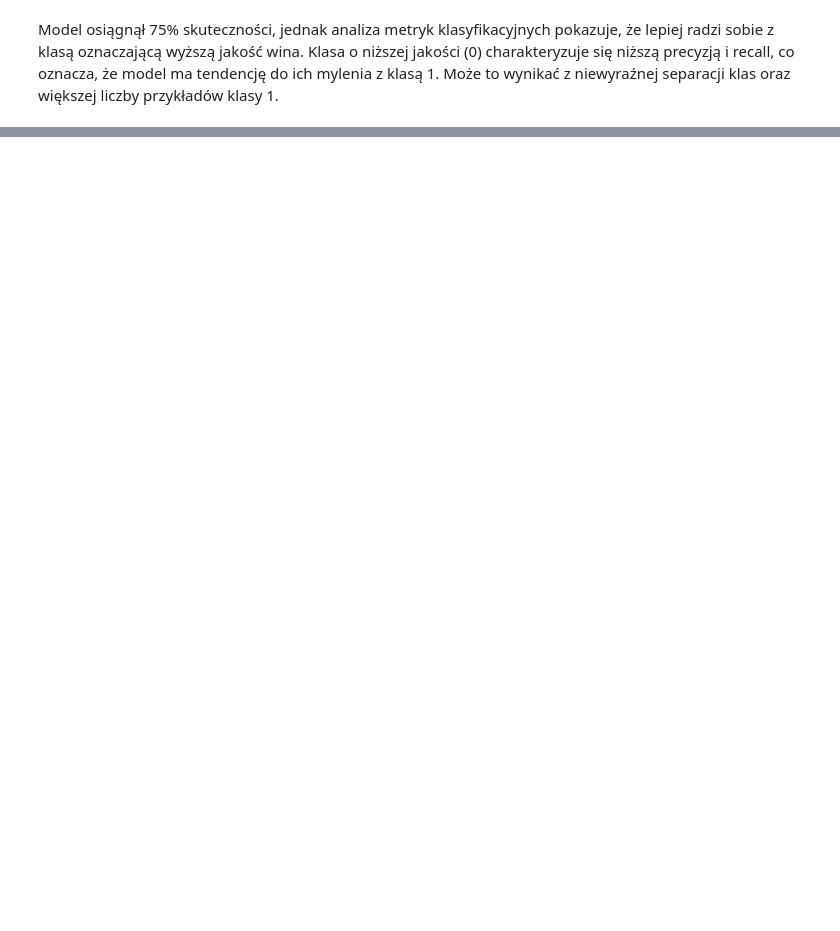
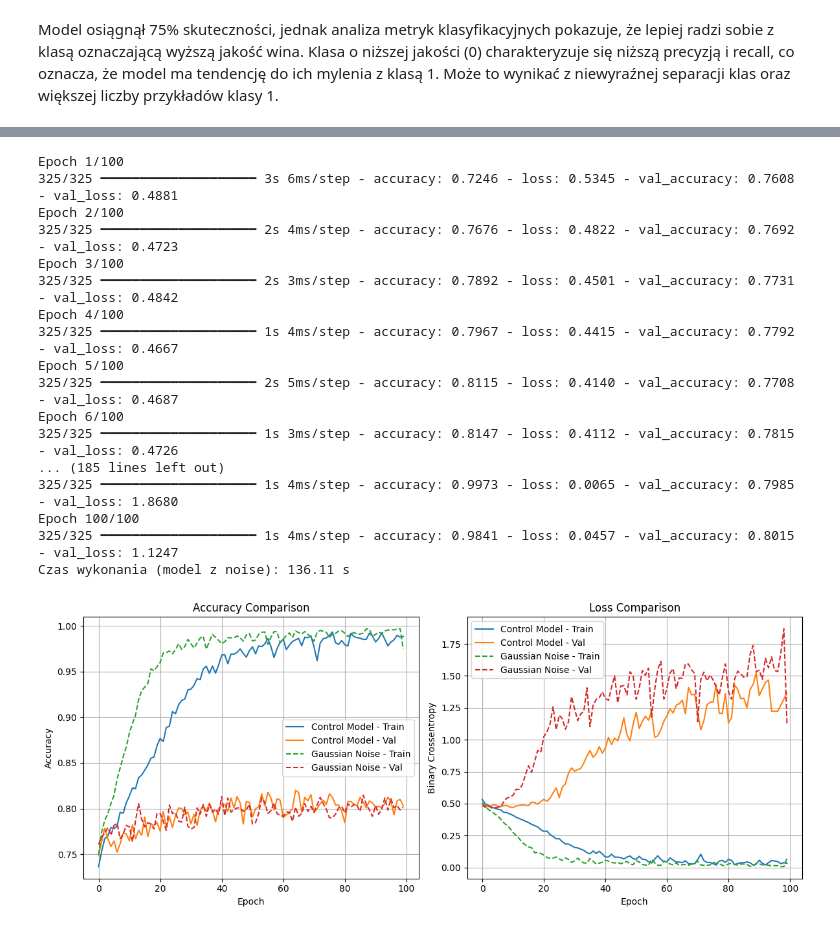
Before and after one commit to PanJazdan/OverfittingAnalysis, a Jupyter notebook: Wine_Quality.ipynb, the cells around one changed output, grey strips where cells are left out. Saved outputs shown, nothing was run; the diff lists cells and outputs as text; code cells hidden in the pictures; blank space fills up the shorter version.

Commit message:
Dodane data augmentation

```diff
--- a/Wine_Quality.ipynb
+++ b/Wine_Quality.ipynb
@@ -605,0 +601,68 @@ plt.show()
+# %%
+import numpy as np
+import pandas as pd
+import matplotlib.pyplot as plt
+from sklearn.model_selection import train_test_split
+from sklearn.preprocessing import StandardScaler
+from ucimlrepo import fetch_ucirepo
+from tensorflow.keras.models import Sequential
+from tensorflow.keras.layers import Dense
+from tensorflow.keras.optimizers import Adam
+import time
+
+
+noise_level = 0.01
+X_train_noisy = X_train_scaled + np.random.normal(
+    loc=0.0, scale=noise_level, size=X_train_scaled.shape
+)
+y_train_noisy = y_train.copy()
+
+X_train_aug = np.vstack([X_train_scaled, X_train_noisy])
+y_train_aug = np.concatenate([y_train, y_train_noisy])
+
+noise_model = Sequential([
+    Dense(512, activation='relu', input_shape=(X_train_scaled.shape[1],)),
+    Dense(256, activation='relu'),
+    Dense(128, activation='relu'),
+    Dense(64, activation='relu'),
+    Dense(1, activation='sigmoid')
+])
+noise_model.compile(
+    optimizer=Adam(learning_rate=0.001),
+    loss='binary_crossentropy',
+    metrics=['accuracy']
+)
+
+start = time.time()
+noise_history = noise_model.fit(
+    X_train_aug, y_train_aug,
+    validation_data=(X_test_scaled, y_test),
+    epochs=100,
+    batch_size=32,
+    verbose=1
+)
+end = time.time()
+print(f"Czas wykonania (model z noise): {end - start:.2f} s")
+
+
+
+plot_accuracy_and_loss(history, 'Control Model', noise_history, 'Gaussian Noise')
+# %% [output]
+Epoch 1/100
+325/325 ━━━━━━━━━━━━━━━━━━━━ 3s 6ms/step - accuracy: 0.7246 - loss: 0.5345 - val_accuracy: 0.7608 - val_loss: 0.4881
+Epoch 2/100
+325/325 ━━━━━━━━━━━━━━━━━━━━ 2s 4ms/step - accuracy: 0.7676 - loss: 0.4822 - val_accuracy: 0.7692 - val_loss: 0.4723
+Epoch 3/100
+325/325 ━━━━━━━━━━━━━━━━━━━━ 2s 3ms/step - accuracy: 0.7892 - loss: 0.4501 - val_accuracy: 0.7731 - val_loss: 0.4842
+Epoch 4/100
+325/325 ━━━━━━━━━━━━━━━━━━━━ 1s 4ms/step - accuracy: 0.7967 - loss: 0.4415 - val_accuracy: 0.7792 - val_loss: 0.4667
+Epoch 5/100
+325/325 ━━━━━━━━━━━━━━━━━━━━ 2s 5ms/step - accuracy: 0.8115 - loss: 0.4140 - val_accuracy: 0.7708 - val_loss: 0.4687
+Epoch 6/100
+325/325 ━━━━━━━━━━━━━━━━━━━━ 1s 3ms/step - accuracy: 0.8147 - loss: 0.4112 - val_accuracy: 0.7815 - val_loss: 0.4726
+... (185 lines left out)
+325/325 ━━━━━━━━━━━━━━━━━━━━ 1s 4ms/step - accuracy: 0.9973 - loss: 0.0065 - val_accuracy: 0.7985 - val_loss: 1.8680
+Epoch 100/100
+325/325 ━━━━━━━━━━━━━━━━━━━━ 1s 4ms/step - accuracy: 0.9841 - loss: 0.0457 - val_accuracy: 0.8015 - val_loss: 1.1247
+Czas wykonania (model z noise): 136.11 s
+[figure, added]
```
Also changed, not shown: parts of 19 cells of this notebook.
